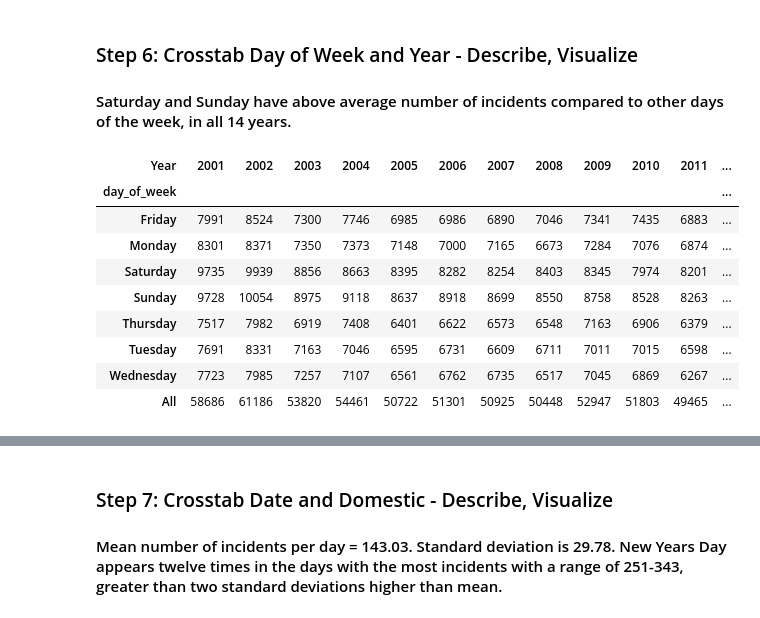
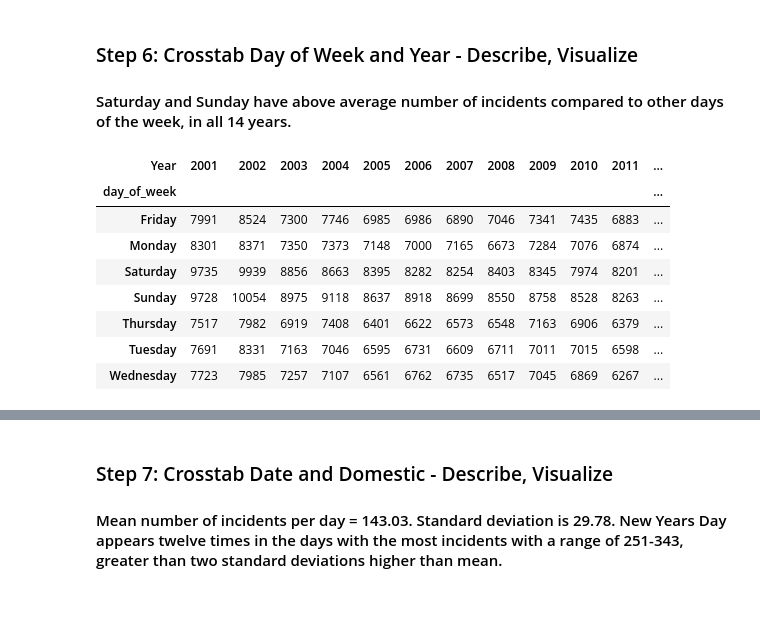
Before and after one commit to kfstieler/ds-sf-29, a Jupyter notebook: projects/final-projects/03-exploratory-analysis/Chicago_EDA.ipynb, the cells around one changed output, grey strips where cells are left out. Drawn from its saved outputs; the diff is of its cells as text; code cells hidden in the pictures.

```diff
--- a/projects/final-projects/03-exploratory-analysis/Chicago_EDA.ipynb
+++ b/projects/final-projects/03-exploratory-analysis/Chicago_EDA.ipynb
@@ -133,19 +119,18 @@ dtype: object
 ### Step 6: Crosstab Day of Week and Year - Describe, Visualize
 #### Saturday and Sunday have above average number of incidents compared to other days of the week, in all 14 years.
 # %%
-DoWYear = pd.crosstab(ts['day_of_week'], ts['Year'], rownames=['day_of_week'], margins=True)
+DoWYear = pd.crosstab(ts['day_of_week'], ts['Year'], rownames=['day_of_week'])
 DoWYear
 # %% [output]
 | Year | 2001 | 2002 | 2003 | 2004 | 2005 | 2006 | 2007 | 2008 | 2009 | 2010 | 2011 | ... |
 | day_of_week |  |  |  |  |  |  |  |  |  |  |  | ... |
 | Friday | 7991 | 8524 | 7300 | 7746 | 6985 | 6986 | 6890 | 7046 | 7341 | 7435 | 6883 | ... |
 | Monday | 8301 | 8371 | 7350 | 7373 | 7148 | 7000 | 7165 | 6673 | 7284 | 7076 | 6874 | ... |
 | Saturday | 9735 | 9939 | 8856 | 8663 | 8395 | 8282 | 8254 | 8403 | 8345 | 7974 | 8201 | ... |
 | Sunday | 9728 | 10054 | 8975 | 9118 | 8637 | 8918 | 8699 | 8550 | 8758 | 8528 | 8263 | ... |
 | Thursday | 7517 | 7982 | 6919 | 7408 | 6401 | 6622 | 6573 | 6548 | 7163 | 6906 | 6379 | ... |
 | Tuesday | 7691 | 8331 | 7163 | 7046 | 6595 | 6731 | 6609 | 6711 | 7011 | 7015 | 6598 | ... |
 | Wednesday | 7723 | 7985 | 7257 | 7107 | 6561 | 6762 | 6735 | 6517 | 7045 | 6869 | 6267 | ... |
-| All | 58686 | 61186 | 53820 | 54461 | 50722 | 51301 | 50925 | 50448 | 52947 | 51803 | 49465 | ... |
 # %%
 DoWYear.describe()
 # %% [output]
```
Also changed, not shown: parts of 16 cells of this notebook.
